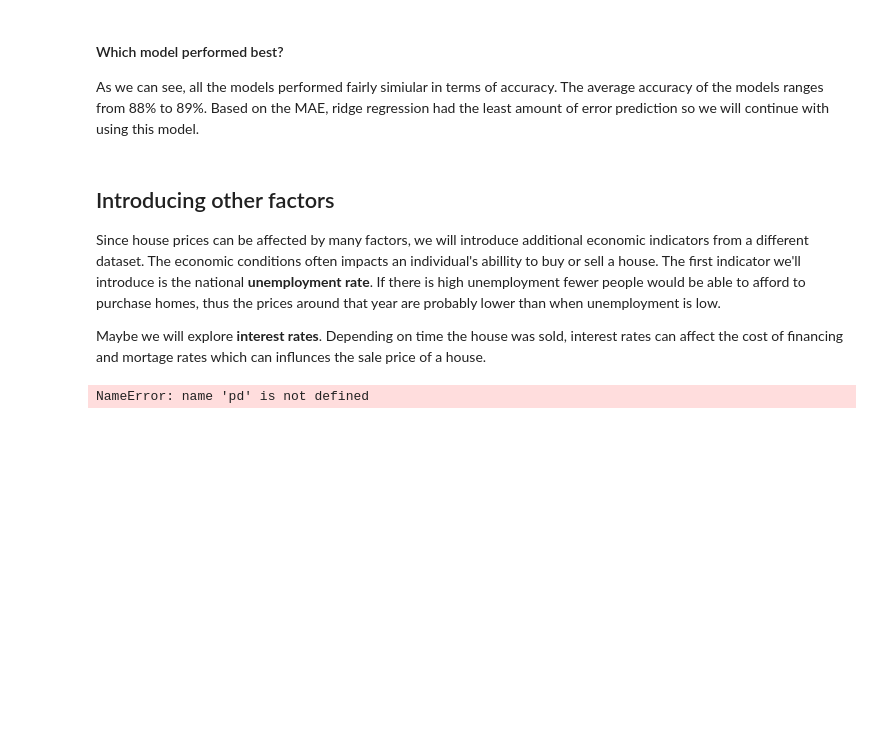
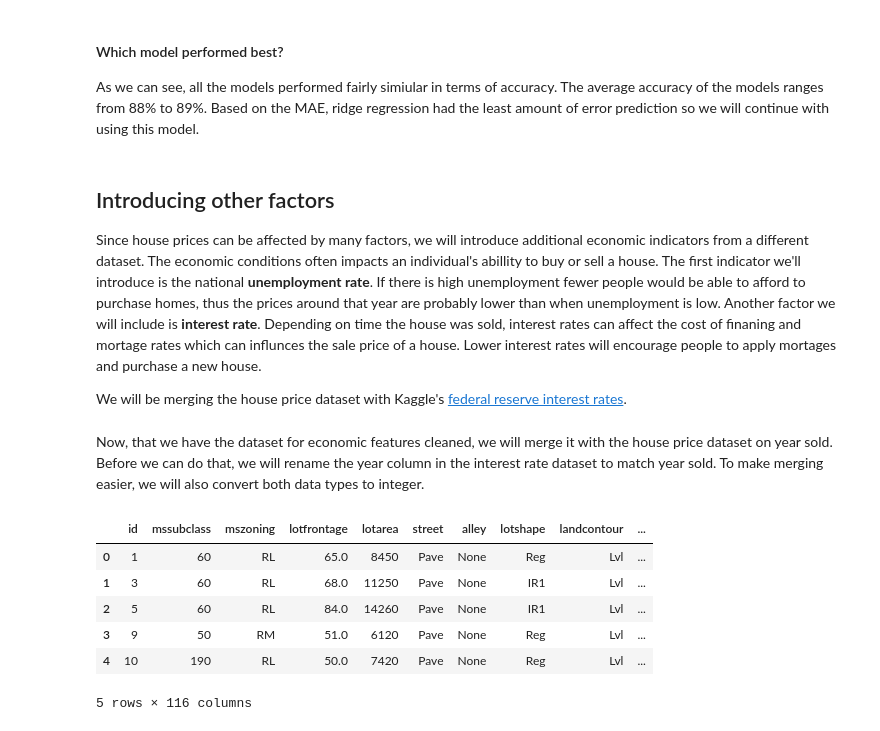
Before and after one commit to tsaw8/Thinkful_Project, a Jupyter notebook: Module 19: Supervised learning: solving regression problems/8. Challenge House prices model .ipynb, the cells around one changed output. Drawn from its saved outputs; the diff is of its cells as text; code cells hidden in the pictures; blank space fills up the shorter version.

```diff
--- a/Module 19: Supervised learning: solving regression problems/8. Challenge House prices model .ipynb
+++ b/Module 19: Supervised learning: solving regression problems/8. Challenge House prices model .ipynb
@@ -842,10 +842,44 @@ model_comparison.sort_values('mae', ascending = True)
 As we can see, all the models performed fairly simiular in terms of accuracy. The average accuracy of the models ranges from 88% to 89%. Based on the MAE, ridge regression had the least amount of error prediction so we will continue with using this model.
 # %% [markdown]
 ## Introducing other factors
-Since house prices can be affected by many factors, we will introduce additional economic indicators from a different dataset. The economic conditions often impacts an individual's abillity to buy or sell a house. The first indicator we'll introduce is the national __unemployment rate__. If there is high unemployment fewer people would be able to afford to purchase homes, thus the prices around that year are probably lower than when unemployment is low.
+Since house prices can be affected by many factors, we will introduce additional economic indicators from a different dataset. The economic conditions often impacts an individual's abillity to buy or sell a house. The first indicator we'll introduce is the national __unemployment rate__. If there is high unemployment fewer people would be able to afford to purchase homes, thus the prices around that year are probably lower than when unemployment is low. Another factor we will include is __interest rate__. Depending on time the house was sold, interest rates can affect the cost of finaning and mortage rates which can influnces the sale price of a house. Lower interest rates will encourage people to apply mortages and purchase a new house.
 
-Maybe we will explore __interest rates__. Depending on time the house was sold, interest rates can affect the cost of financing and mortage rates which can influnces the sale price of a house.
+We will be merging the house price dataset with Kaggle's [federal reserve interest rates](https://www.kaggle.com/federalreserve/interest-rates).
-# %%
-interest = pd.read_csv('index.csv')
-# %% [output]
-NameError: name 'pd' is not defined
+# %%
+# Import federal reserve dataset
+interest = pd.read_csv('index.csv', parse_dates=True)
+idf = interest.copy()
+idf.columns = idf.columns.str.strip().str.lower().str.replace(' ', '_').str.replace('__', '_').str.replace('(', '').str.replace(')', '')
+
+# Convert date variable to datetime type
+idf['date'] = pd.to_datetime(idf.year*10000+idf.month*100+idf.day,format='%Y%m%d')
+idf2 =idf.copy()
+idf2.set_index('date',inplace=True)
+
+# Fill in null values by interpolate since the dataset is a timeseries
+idf2 = idf2.interpolate(method='time')
+# %%
+# Group by year to generate mean values
+features = idf2.loc[:,['year','effective_federal_funds_rate','unemployment_rate']]
+by_year = features.groupby('year')
+
+eco_feat= by_year.mean()
+# %% [markdown]
+Now, that we have the dataset for economic features cleaned, we will merge it with the house price dataset on year sold. Before we can do that, we will rename the year column in the interest rate dataset to match year sold. To make merging easier, we will also convert both data types to integer.
+# %%
+# Create yrsold column
+eco_feat['yrsold'] = eco_feat.index
+
+# Match dtype for yrsold in both datasets
+df2['yrsold'] = df['yrsold'].astype('int')
+df2 = pd.merge(df2, eco_feat)
+
+df2.head()
+# %% [output]
+|  | id | mssubclass | mszoning | lotfrontage | lotarea | street | alley | lotshape | landcontour | ... |
+| 0 | 1 | 60 | RL | 65.0 | 8450 | Pave | None | Reg | Lvl | ... |
+| 1 | 3 | 60 | RL | 68.0 | 11250 | Pave | None | IR1 | Lvl | ... |
+| 2 | 5 | 60 | RL | 84.0 | 14260 | Pave | None | IR1 | Lvl | ... |
+| 3 | 9 | 50 | RM | 51.0 | 6120 | Pave | None | Reg | Lvl | ... |
+| 4 | 10 | 190 | RL | 50.0 | 7420 | Pave | None | Reg | Lvl | ... |
+5 rows × 116 columns
```
Also changed, not shown: parts of 10 cells of this notebook.
